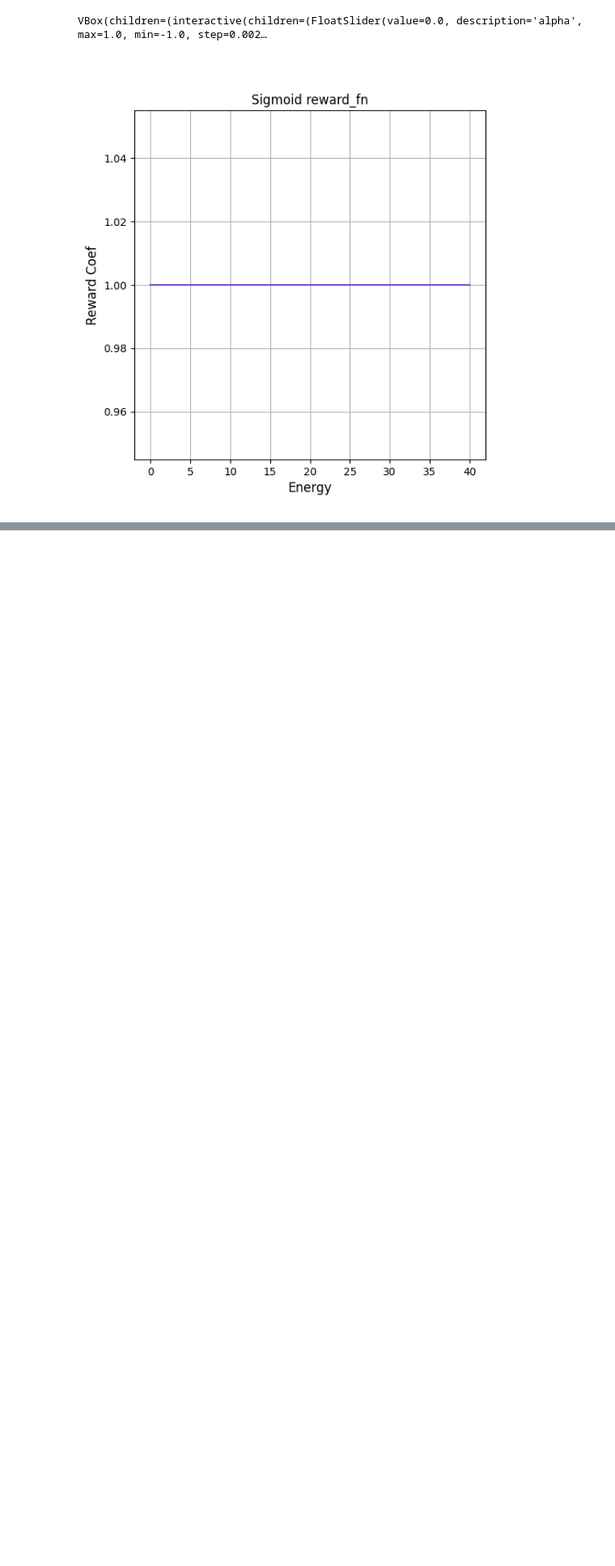
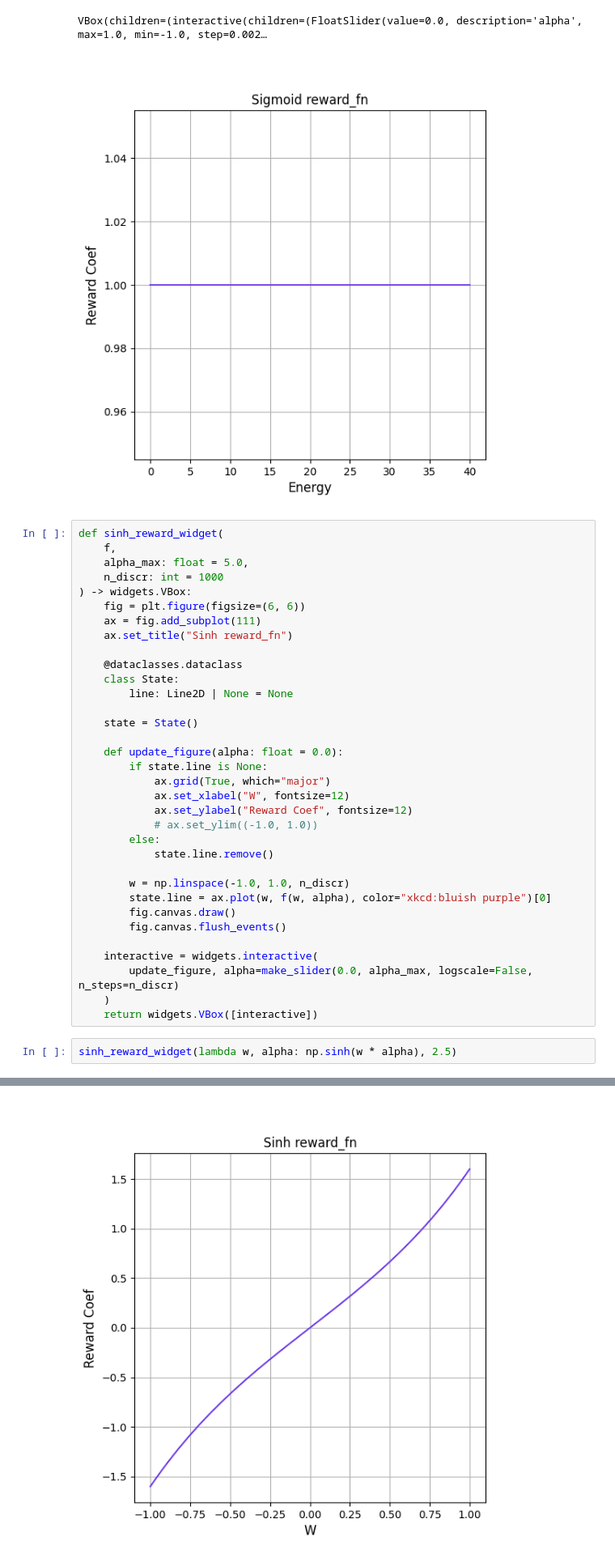
Before and after one commit to oist/emevo, a Jupyter notebook: notebooks/reward_fn.ipynb, the cells around one changed output, grey strips where cells are left out. Shown: that part at 81% size. Drawn from its saved outputs; the diff is of its cells as text; blank space fills up the shorter version.

Commit message:
SinhReward

```diff
--- a/notebooks/reward_fn.ipynb
+++ b/notebooks/reward_fn.ipynb
@@ -94,3 +75,40 @@ sigmoid_reward_widget(lambda e, a: 2.0 / (1.0 + np.exp(- e * a)) - (a > 0))
 # %% [output]
 VBox(children=(interactive(children=(FloatSlider(value=0.0, description='alpha', max=1.0, min=-1.0, step=0.002…
 [figure]
+# %%
+def sinh_reward_widget(
+    f,
+    alpha_max: float = 5.0,
+    n_discr: int = 1000
+) -> widgets.VBox:
+    fig = plt.figure(figsize=(6, 6))
+    ax = fig.add_subplot(111)
+    ax.set_title("Sinh reward_fn")
+
+    @dataclasses.dataclass
+    class State:
+        line: Line2D | None = None
+
+    state = State()
+
+    def update_figure(alpha: float = 0.0):
+        if state.line is None:
+            ax.grid(True, which="major")
+            ax.set_xlabel("W", fontsize=12)
+            ax.set_ylabel("Reward Coef", fontsize=12)
+            # ax.set_ylim((-1.0, 1.0))
+        else:
+            state.line.remove()
+
+        w = np.linspace(-1.0, 1.0, n_discr)
+        state.line = ax.plot(w, f(w, alpha), color="xkcd:bluish purple")[0]
+        fig.canvas.draw()
+        fig.canvas.flush_events()
+
+    interactive = widgets.interactive(
+        update_figure, alpha=make_slider(0.0, alpha_max, logscale=False, n_steps=n_discr)
+    )
+    return widgets.VBox([interactive])
+# %%
+sinh_reward_widget(lambda w, alpha: np.sinh(w * alpha), 2.5)
+# %% [output]
@@ -96,0 +116 @@ VBox(children=(interactive(children=(FloatSlider(value=0.0, description='alpha',
+[figure, added]
```
Also changed, not shown: parts of 4 cells of this notebook, 2 other files.
